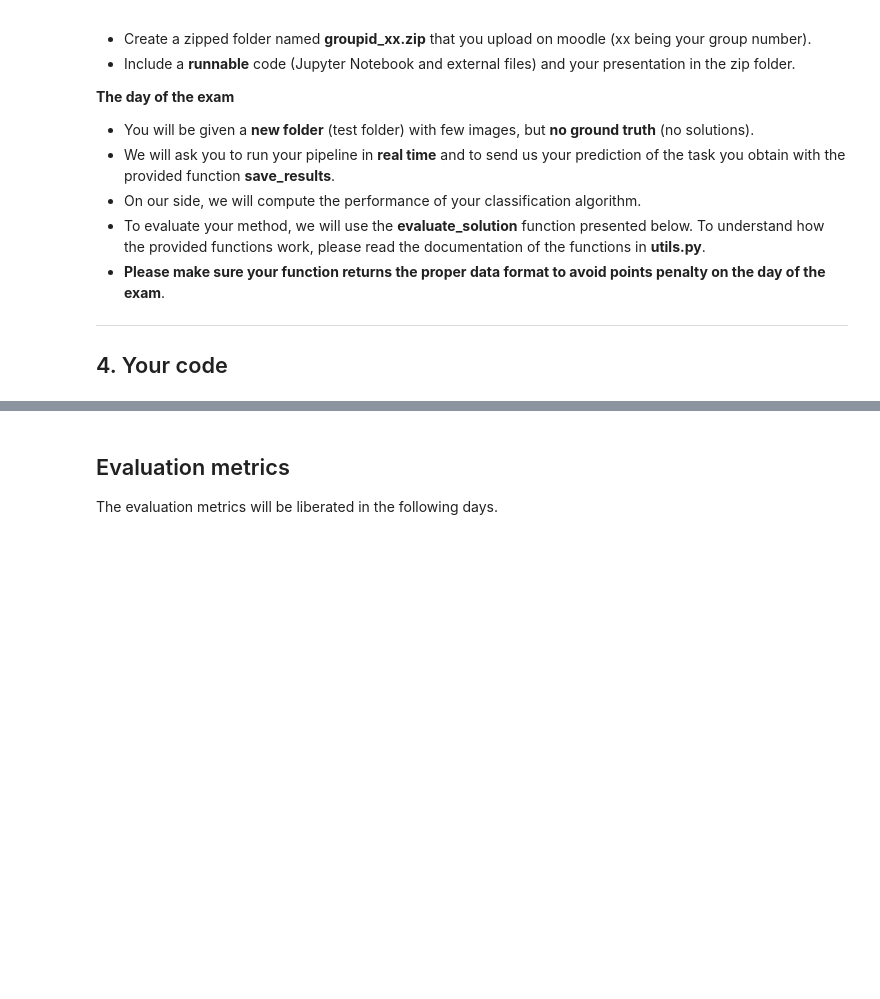
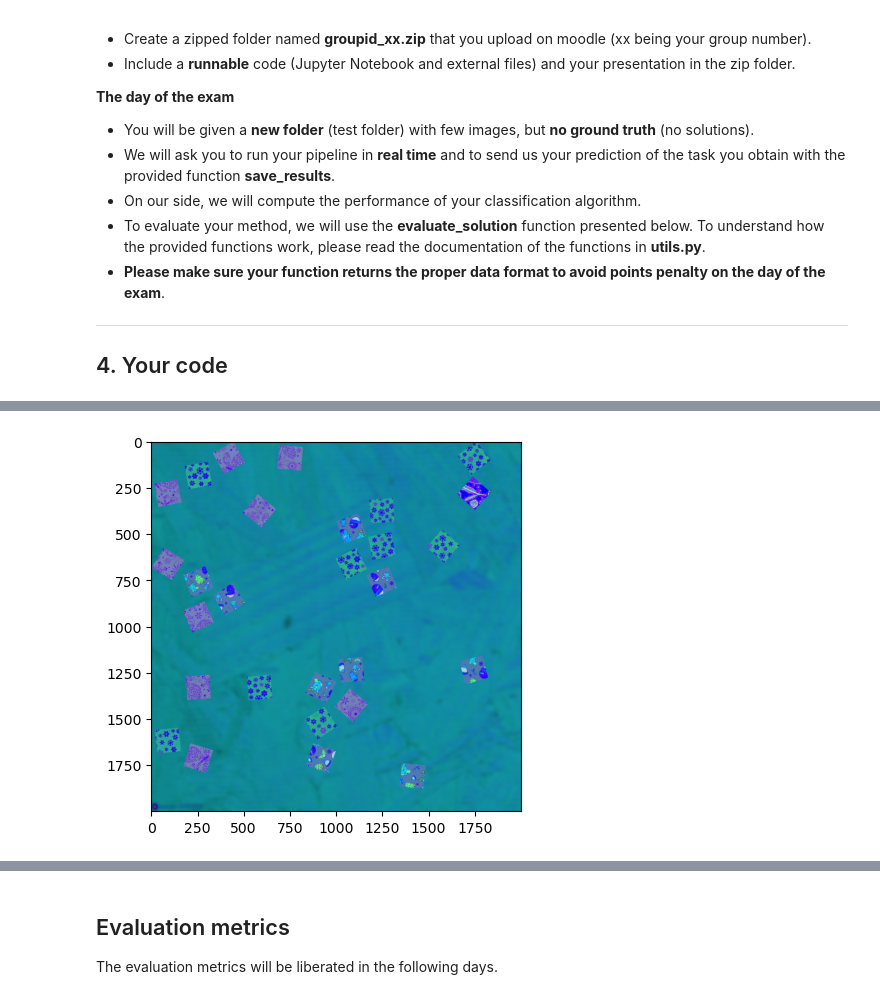
Before and after one commit to lindadelacombaz/iapr-2023, a Jupyter notebook: project.ipynb, the cells around one changed output, grey strips where cells are left out. Drawn from its saved outputs; the diff is of its cells as text; code cells hidden in the pictures; blank space fills up the shorter version.

```diff
--- a/project.ipynb
+++ b/project.ipynb
@@ -300,0 +412,9 @@ data_project/train_solution_00
+# %%
+im = load_input_image(0)
+hsv = cv2.cvtColor(im, cv2.COLOR_RGB2HSV)
+# # blur = cv2.GaussianBlur(im, (5,5), 10)
+# # hsv = cv2.cvtColor(blur, cv2.COLOR_RGB2HSV)
+plt.imshow(hsv);
+# plt.imshow(im);
+# %% [output]
+[figure, added]
```
Also changed, not shown: parts of 36 cells of this notebook.
